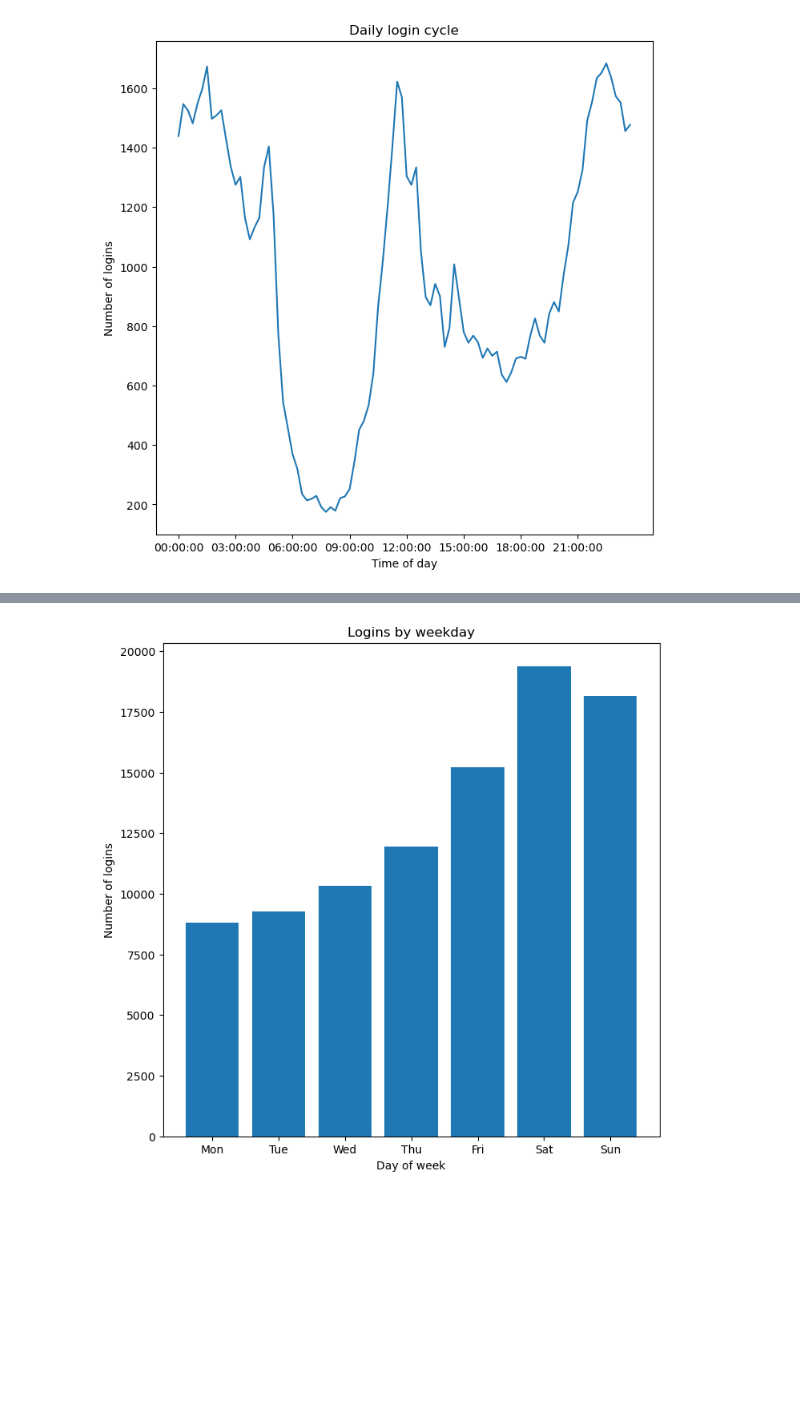
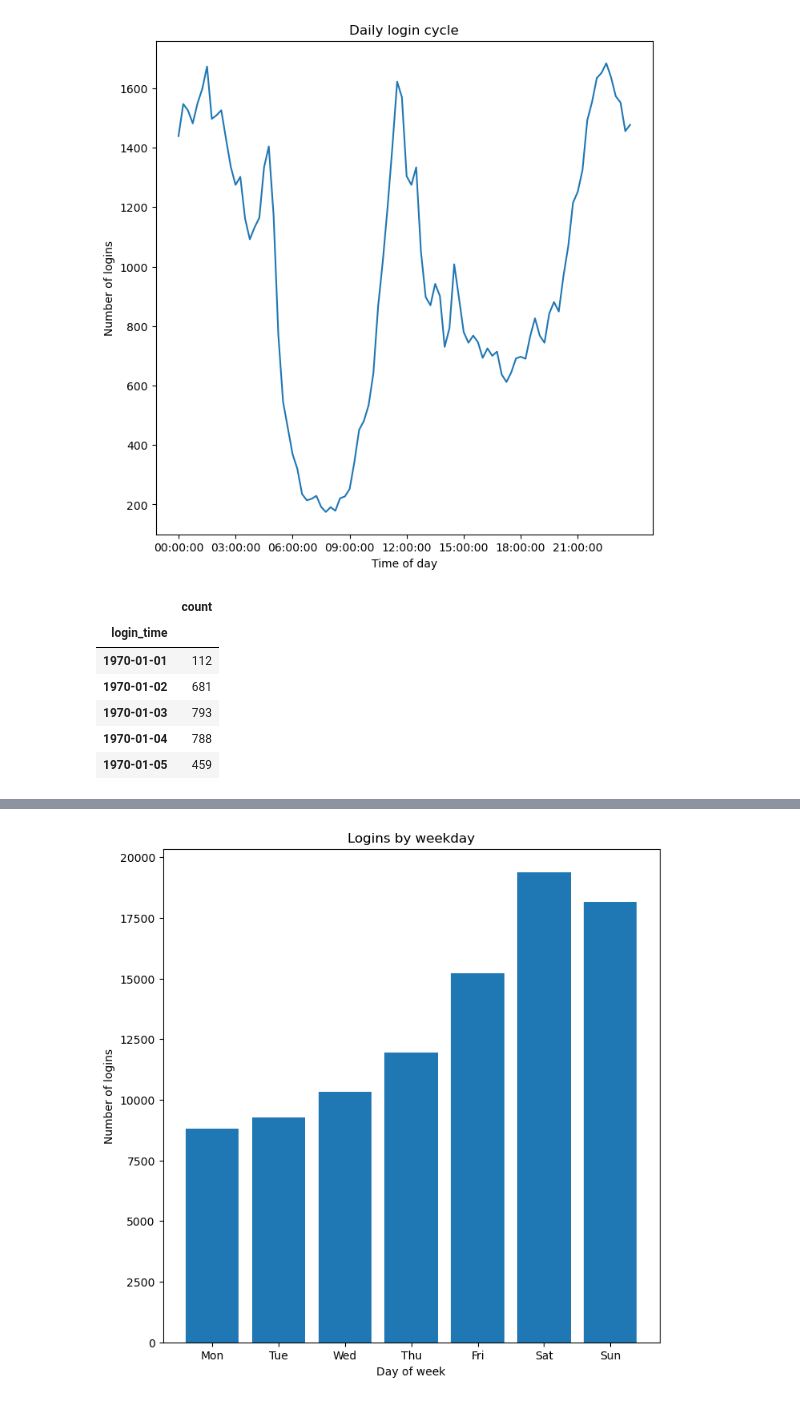
Before and after one commit to MsEM11/Ultimate_Tech_Inc, a Jupyter notebook: ultimate_challenge.ipynb, the cells around one changed output, grey strips where cells are left out. Cells and saved outputs as stored; diff of their text form; code cells hidden in the pictures; blank space fills up the shorter version.

```diff
--- a/ultimate_challenge.ipynb
+++ b/ultimate_challenge.ipynb
@@ -101,7 +103,15 @@ plt.show()
 [figure]
 # %%
 day_agg = pd.DataFrame(logins_switched.resample(rule='1d',group_keys=True).count(),columns=['count'])
-logins_agg.head()
+day_agg.head()
+# %% [output]
+|  | count |
+| login_time |  |
+| 1970-01-01 | 112 |
+| 1970-01-02 | 681 |
+| 1970-01-03 | 793 |
+| 1970-01-04 | 788 |
+| 1970-01-05 | 459 |
 # %%
 # Create lineplot of logins by day
 day_interval = 10
```
Also changed, not shown: parts of 7 cells of this notebook, 3 other files.
